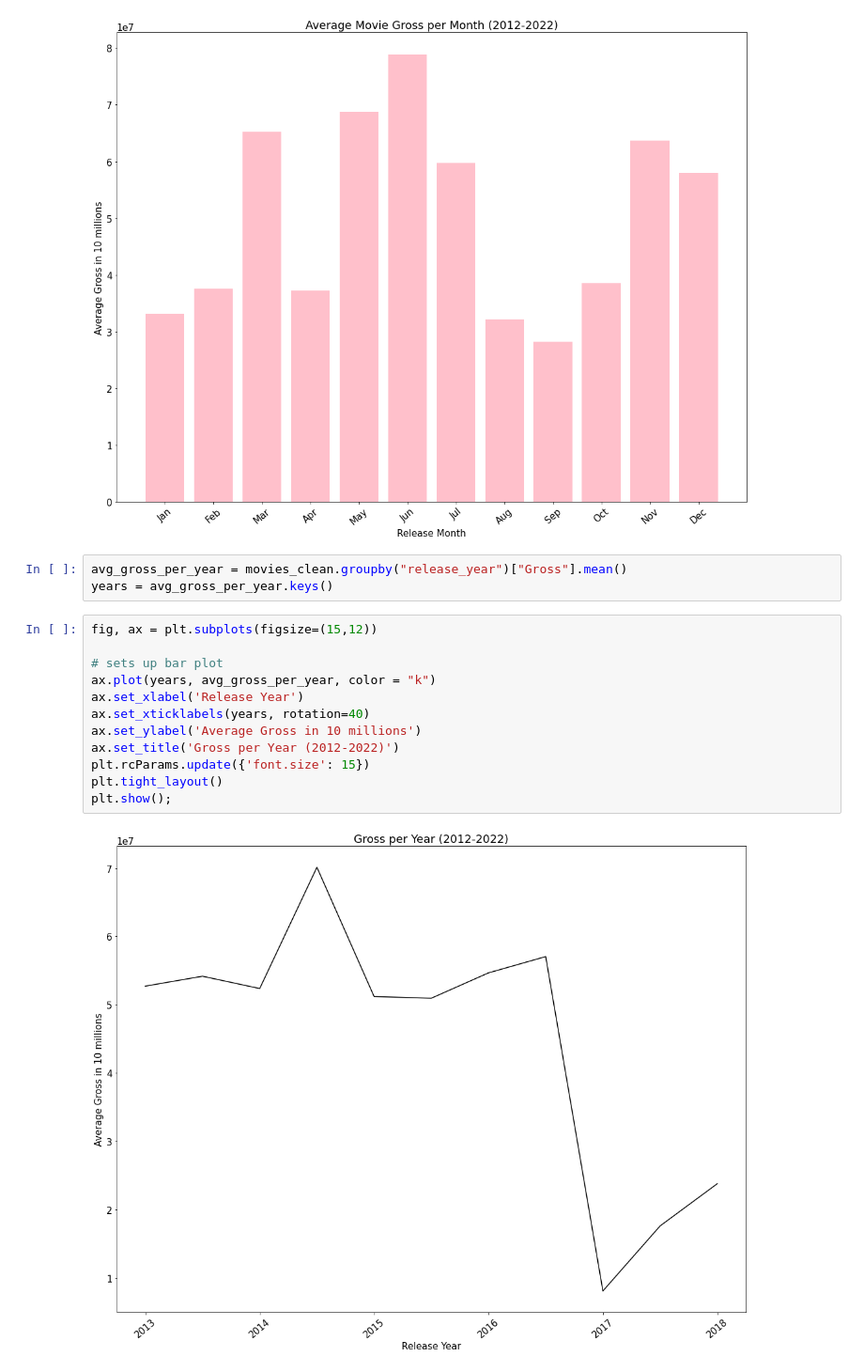
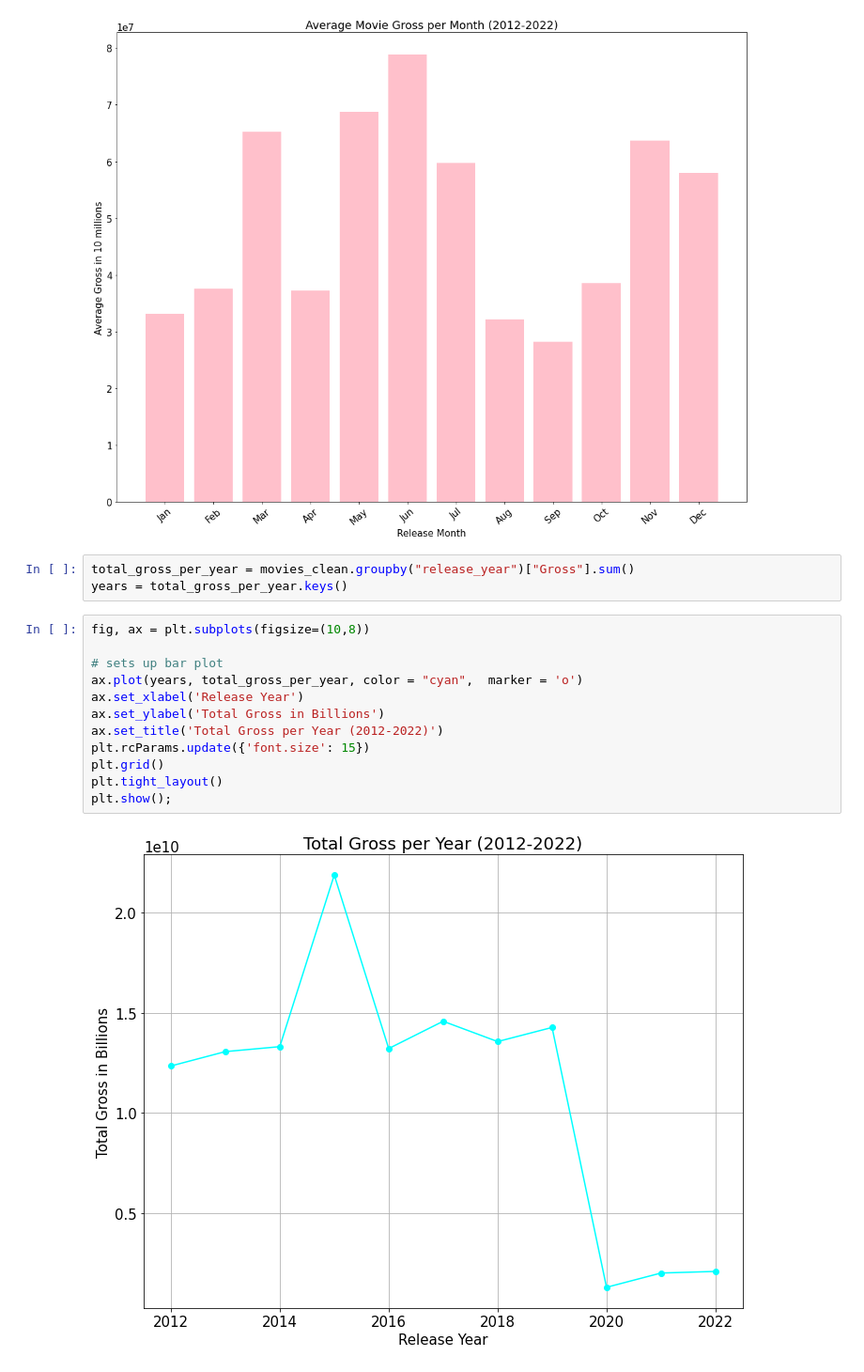
Before and after one commit to pedrov718/box_office_project, a Jupyter notebook: phase1_project.ipynb, the cells around one changed output. Shown: that part at 94% size. Saved outputs shown, nothing was run; the diff lists cells and outputs as text.

Commit message:
added years line graph

```diff
--- a/phase1_project.ipynb
+++ b/phase1_project.ipynb
@@ -305,19 +306,19 @@ plt.show();
 # %% [output]
 [figure]
 # %%
-avg_gross_per_year = movies_clean.groupby("release_year")["Gross"].mean()
-years = avg_gross_per_year.keys()
+total_gross_per_year = movies_clean.groupby("release_year")["Gross"].sum()
+years = total_gross_per_year.keys()
 # %%
-fig, ax = plt.subplots(figsize=(15,12))
+fig, ax = plt.subplots(figsize=(10,8))
 
 # sets up bar plot
-ax.plot(years, avg_gross_per_year, color = "k")
+ax.plot(years, total_gross_per_year, color = "cyan",  marker = 'o')
 ax.set_xlabel('Release Year')
-ax.set_xticklabels(years, rotation=40)
-ax.set_ylabel('Average Gross in 10 millions')
-ax.set_title('Gross per Year (2012-2022)')
+ax.set_ylabel('Total Gross in Billions')
+ax.set_title('Total Gross per Year (2012-2022)')
 plt.rcParams.update({'font.size': 15})
+plt.grid()
 plt.tight_layout()
 plt.show();
 # %% [output]
-[figure, old version]
+[figure, new version]
```
Also changed, not shown: parts of 3 cells of this notebook.
